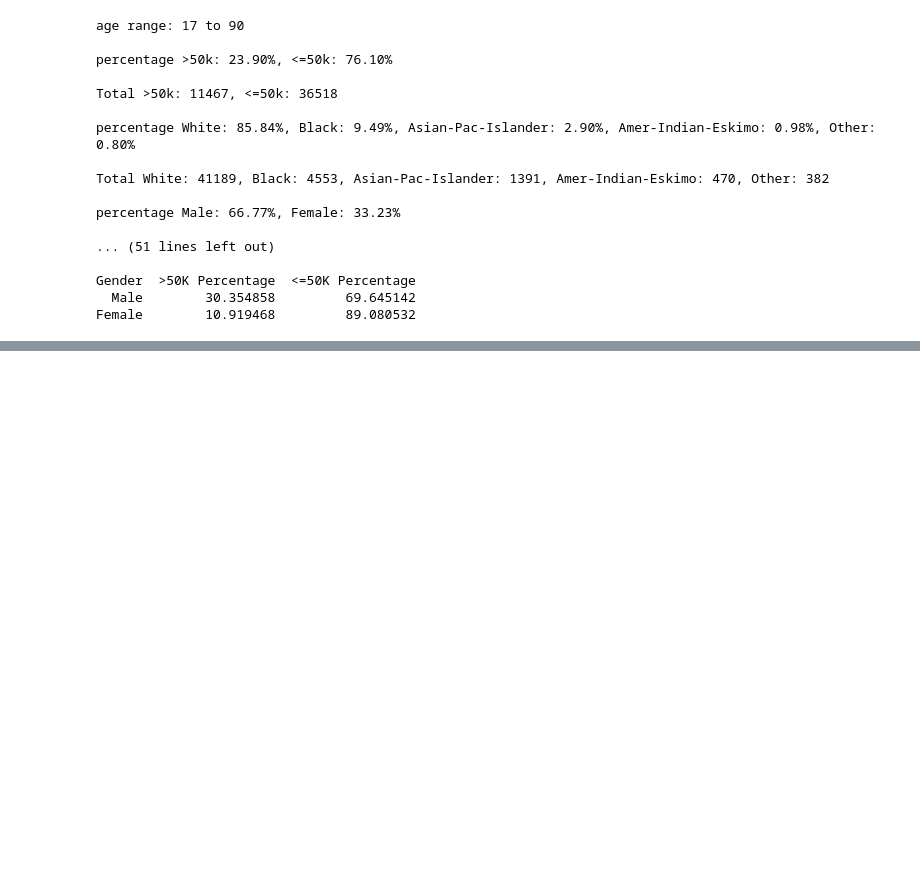
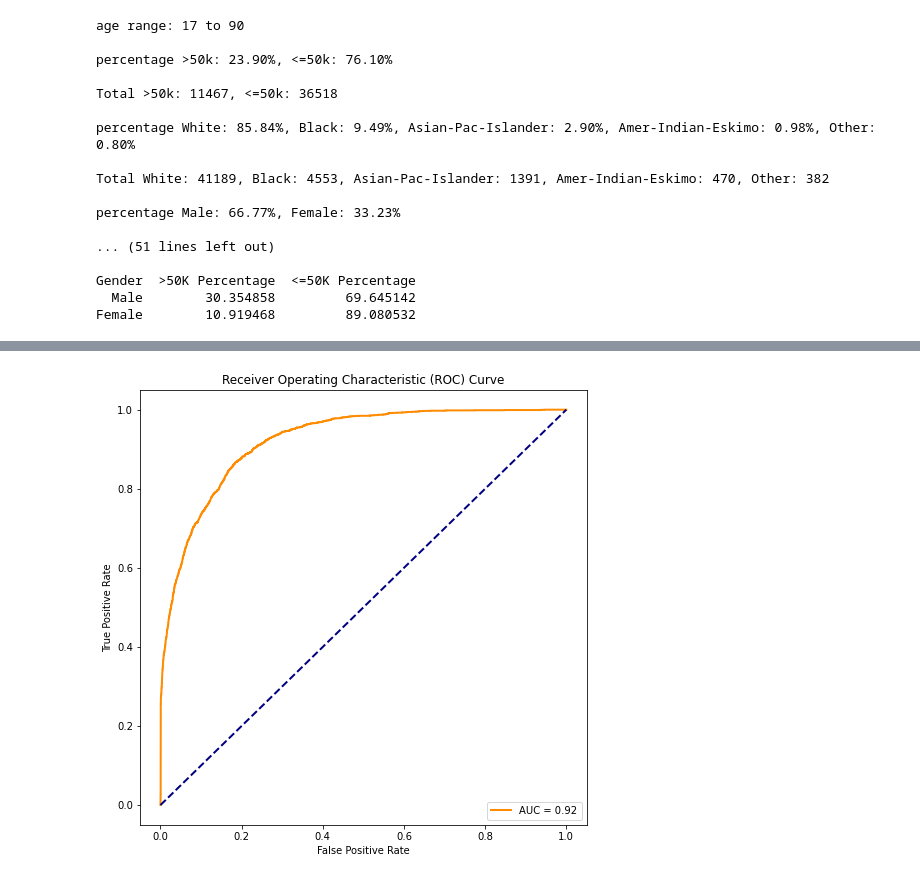
Before and after one commit to ThomasAlberts/Data-Mining-Project, a Jupyter notebook: Project.ipynb, the cells around one changed output, grey strips where cells are left out. Cells and saved outputs as stored; diff of their text form; code cells hidden in the pictures; blank space fills up the shorter version.

```diff
--- a/Project.ipynb
+++ b/Project.ipynb
@@ -23,7 +24,7 @@ data.head(10)
 #eventueel te verwijderen columnen: relationship, marital-status, (capital gain/loss idk wat is),
 print("Before clean up:",len(data))
 
-dataExcluding = df[data['native-country'] != '?']
+dataExcluding = data[data['native-country'] != '?']
 print("After removing '?' from 'native-country' column: ",len(dataExcluding))
 df = dataExcluding
 # %% [output]
@@ -149,0 +229,18 @@ Female        10.919468         89.080532
+# %%
+# Define the parameter grid for the base classifier
+max_depths_test = [1, 2, 3, 4, 5] # na 5 loopt snel omlaag.
+
+for i in max_depths_test:
+    # Initialize AdaBoost Classifier with Decision Trees
+    base_classifier = DecisionTreeClassifier(max_depth=i)
+    ada_classifier = AdaBoostClassifier(base_classifier, n_estimators=50, random_state=42)
+
+    # Train the Model
+    ada_classifier.fit(X_train, y_train)
+
+    # Make Predictions
+    y_pred = ada_classifier.predict(X_test)
+
+    # Evaluate the Model
+    accuracy = accuracy_score(y_test, y_pred)
+    print(f'max depth {i}, Accuracy: {accuracy}')
@@ -149,0 +331,30 @@ Female        10.919468         89.080532
+# %%
+from sklearn.metrics import roc_curve, roc_auc_score
+import matplotlib.pyplot as plt
+
+# Assuming you have trained an AdaBoostClassifier named 'best_ada_classifier'
+# Make sure 'best_ada_classifier' is fitted on your training data
+
+# Get predicted probabilities for the positive class (class 1)
+y_probs = best_ada_classifier.predict_proba(X_test)[:, 1]
+
+# Convert class labels to binary (0 and 1)
+y_true_binary = (y_test == '>50K').astype(int)
+
+# Calculate ROC curve
+fpr, tpr, thresholds = roc_curve(y_true_binary, y_probs)
+
+# Calculate AUC-ROC score
+roc_auc = roc_auc_score(y_true_binary, y_probs)
+
+# Plot ROC curve
+plt.figure(figsize=(8, 8))
+plt.plot(fpr, tpr, color='darkorange', lw=2, label=f'AUC = {roc_auc:.2f}')
+plt.plot([0, 1], [0, 1], color='navy', lw=2, linestyle='--')
+plt.xlabel('False Positive Rate')
+plt.ylabel('True Positive Rate')
+plt.title('Receiver Operating Characteristic (ROC) Curve')
+plt.legend(loc='lower right')
+plt.show()
+# %% [output]
+[figure, added]
```
Also changed, not shown: parts of 12 cells of this notebook, 6 other files.
